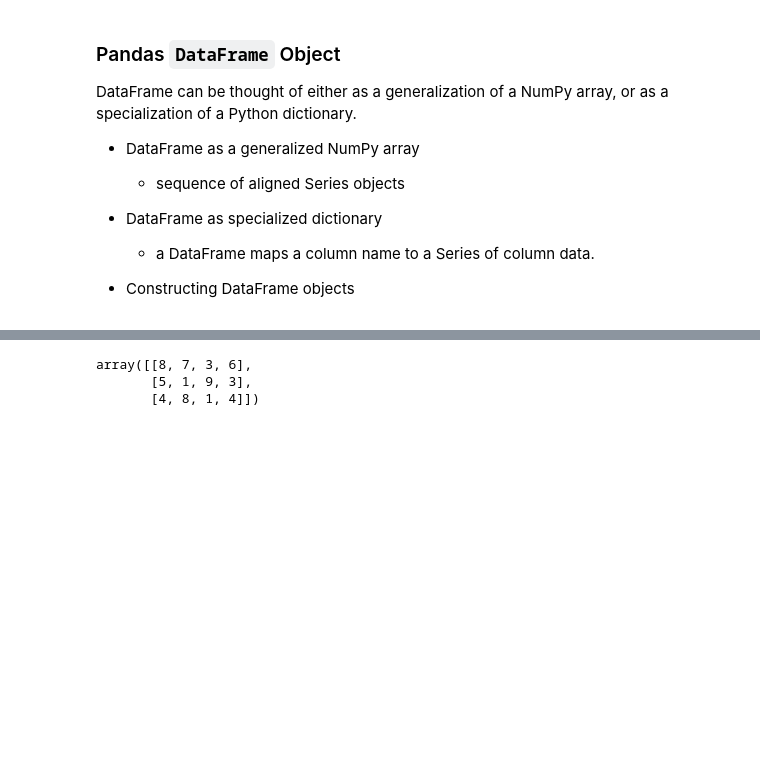
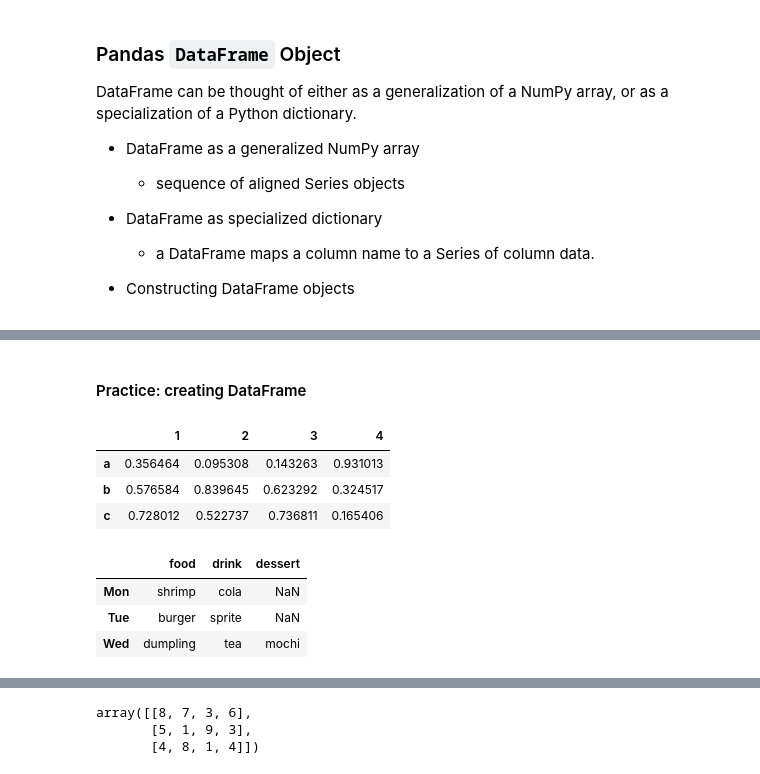
Before and after one commit to YuxiaoLuo/Analytics_Python, a Jupyter notebook: Data_Wrangling/Pandas.ipynb, the cells around one changed output, grey strips where cells are left out. Saved outputs shown, nothing was run; the diff lists cells and outputs as text; code cells hidden in the pictures; blank space fills up the shorter version.

```diff
--- a/Data_Wrangling/Pandas.ipynb
+++ b/Data_Wrangling/Pandas.ipynb
@@ -655,0 +395,24 @@ data
+# %% [markdown]
+#### Practice: creating DataFrame
+# %%
+# create df using numpy array
+# 1. create a 3x4 numpy array
+# 2. convert it to a dataframe and the index numbers are (a, b, c)
+pd.DataFrame(np.random.rand(3,4),
+            index = ['a','b','c'],
+            columns = [1,2,3,4])
+# %% [output]
+|  | 1 | 2 | 3 | 4 |
+| a | 0.356464 | 0.095308 | 0.143263 | 0.931013 |
+| b | 0.576584 | 0.839645 | 0.623292 | 0.324517 |
+| c | 0.728012 | 0.522737 | 0.736811 | 0.165406 |
+# %%
+# create df using a list of 3 dicts (you can put what ever you want in the dict)
+pd.DataFrame([{'food':'shrimp','drink':'cola'},{'food':'burger', 'drink':'sprite'},
+              {'food':'dumpling','drink':'tea','dessert':'mochi'}],
+            index = ['Mon','Tue','Wed'])
+# %% [output]
+|  | food | drink | dessert |
+| Mon | shrimp | cola | NaN |
+| Tue | burger | sprite | NaN |
+| Wed | dumpling | tea | mochi |
```
Also changed, not shown: parts of 157 cells of this notebook, 1 other file.
